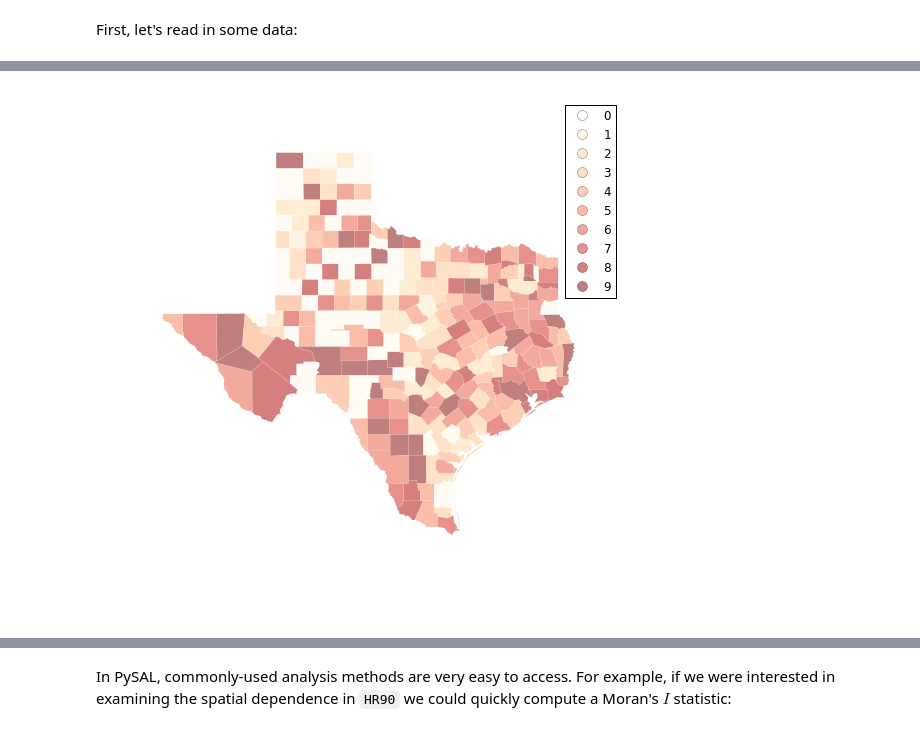
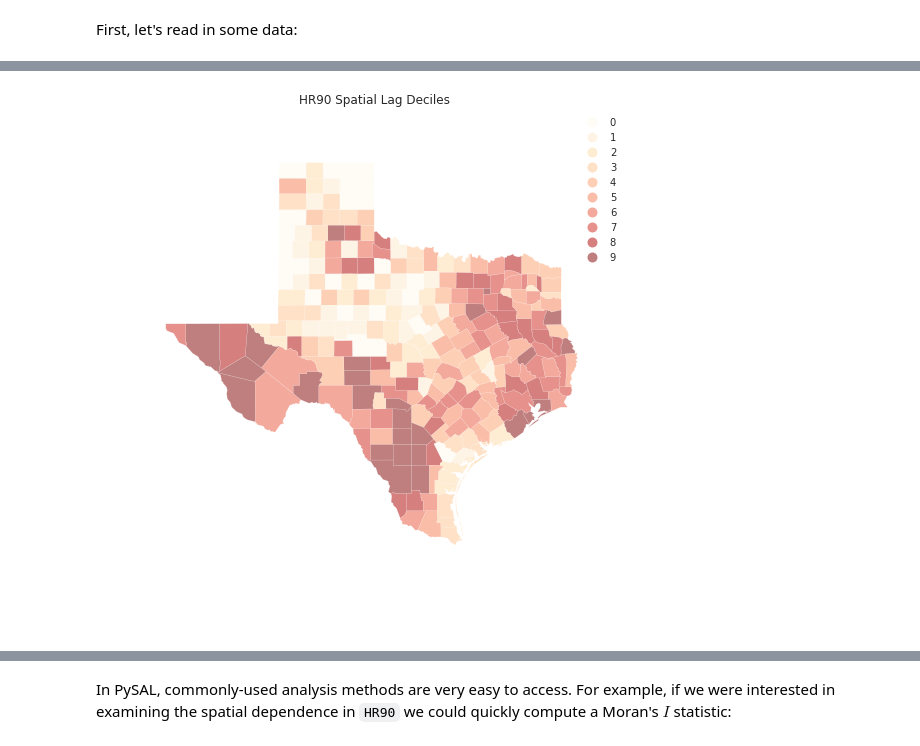
Before and after one commit to darribas/gds_scipy16, a Jupyter notebook: content/part1/04_esda.ipynb, the cells around one changed output, grey strips where cells are left out. Cells and saved outputs as stored; diff of their text form; code cells hidden in the pictures.

```diff
--- a/content/part1/04_esda.ipynb
+++ b/content/part1/04_esda.ipynb
@@ -35,4 +43,0 @@ data.head()
-# %%
-data = ps.pdio.read_files("../data/texas.shp")
-W = ps.queen_from_shapefile("../data/texas.shp")
-W.transform = 'r'
@@ -44,17 +44,15 @@ maps.plot_choropleth(shp_link, data.HR90, 'quantiles', title='HR90 Quantiles')
 # %%
 HR90Lag = ps.lag_spatial(W, data.HR90)
+HR90LagQ10 = ps.Quantiles(HR90Lag, k=10)
 # %%
-import matplotlib.pyplot as plt
 
-import geopandas as gpd
-shp_link = "../data/texas.shp"
-tx = gpd.read_file(shp_link)
-hr10 = ps.Quantiles(data.HR90, k=10)
 f, ax = plt.subplots(1, figsize=(9, 9))
-tx.assign(cl=hr10.yb).plot(column='cl', categorical=True, \
+tx.assign(cl=HR90LagQ10.yb).plot(column='cl', categorical=True, \
         k=10, cmap='OrRd', linewidth=0.1, ax=ax, \
         edgecolor='white', legend=True)
 ax.set_axis_off()
+plt.title("HR90 Spatial Lag Deciles")
+
 plt.show()
 # %% [output]
-[figure, old version]
+[figure, new version]
```
Also changed, not shown: parts of 21 cells of this notebook.
